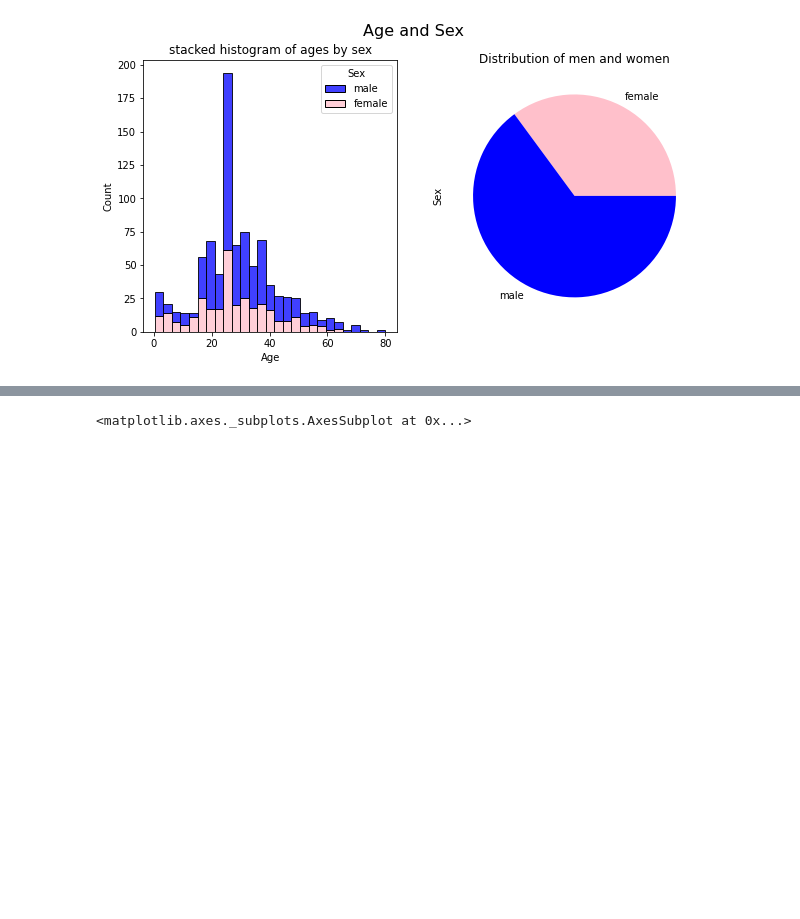
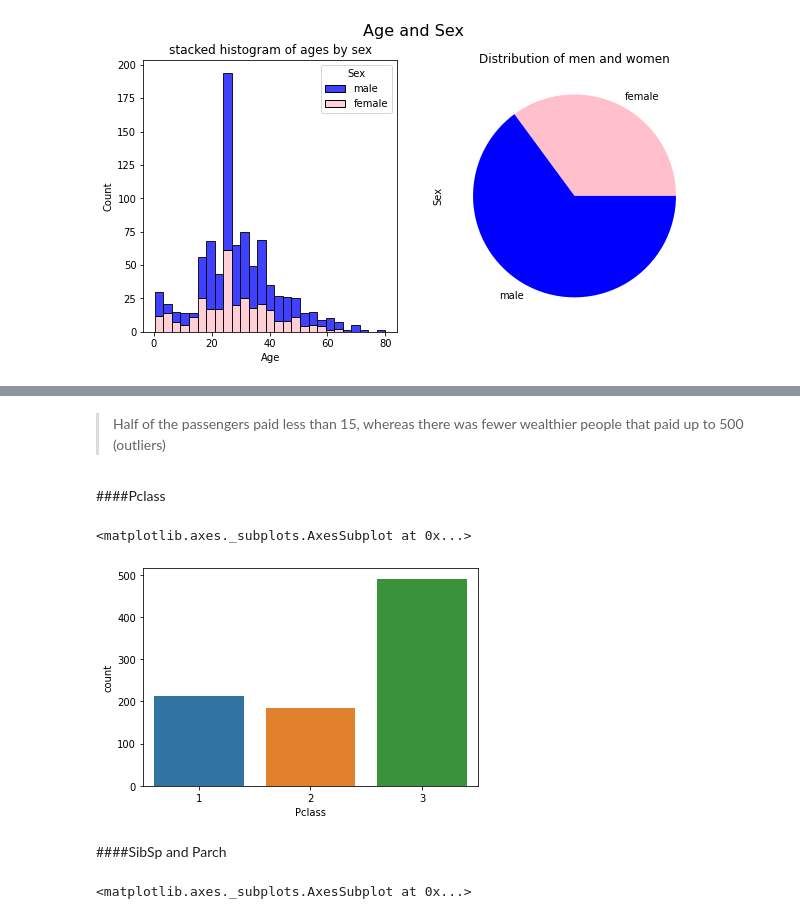
Before and after one commit to nounou-mimi/SIC-checkpoints, a Jupyter notebook: checkpoint3.ipynb, the cells around one changed output, grey strips where cells are left out. Saved outputs shown, nothing was run; the diff lists cells and outputs as text; code cells hidden in the pictures; blank space fills up the shorter version.

```diff
--- a/checkpoint3.ipynb
+++ b/checkpoint3.ipynb
@@ -333,3 +337,18 @@ Text(0.5, 0.98, 'Distribution of passengers according to fare feature')
+# %% [markdown]
+
+
+
+
+> Half of the passengers paid less than 15, whereas there was fewer wealthier people that paid up to 500 (outliers)
+# %% [markdown]
+####Pclass
+# %%
+sns.countplot(x='Pclass',data=data)
+# %% [output]
+<matplotlib.axes._subplots.AxesSubplot at 0x...>
+[figure, added]
+# %% [markdown]
+####SibSp and Parch
 # %%
 fig,axs=plt.subplots(ncols=2)
 sns.countplot(x='SibSp',data=data,ax=axs[0])
```
Also changed, not shown: parts of 34 cells of this notebook.
